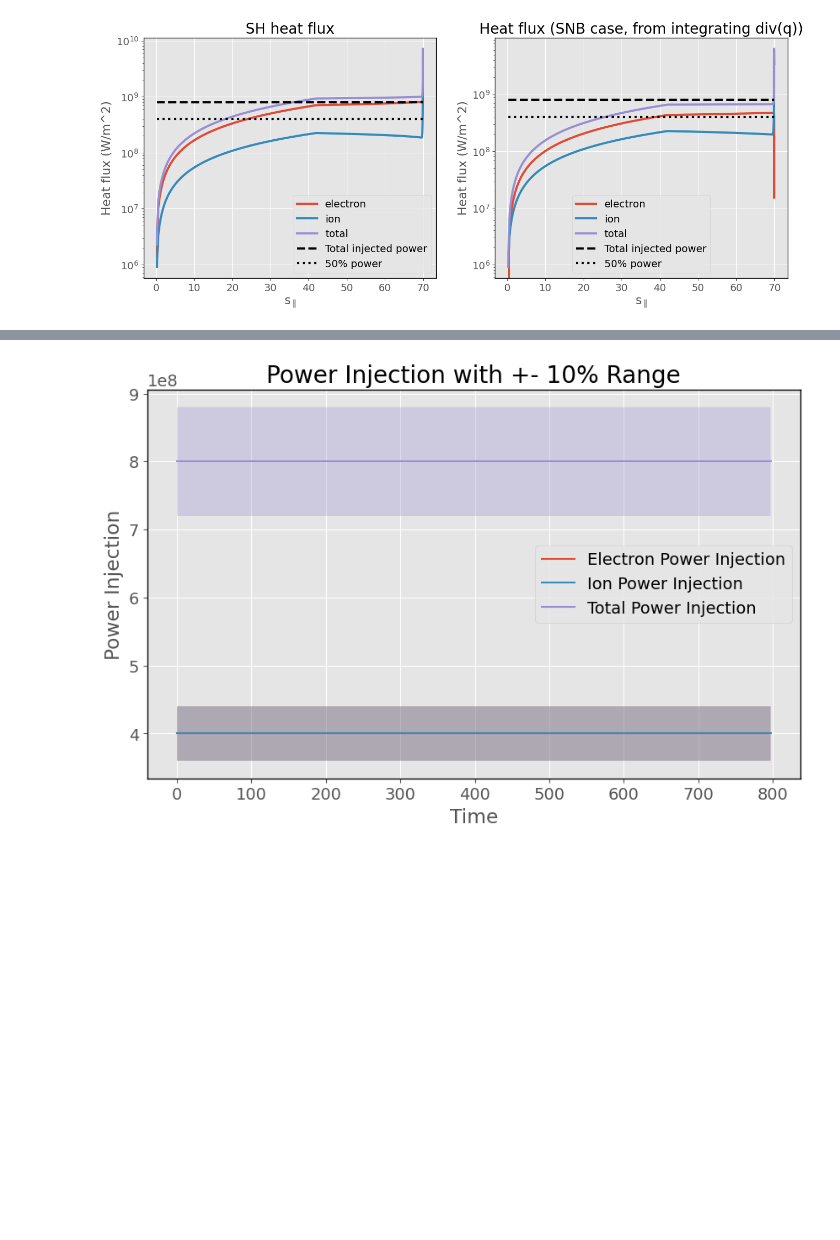
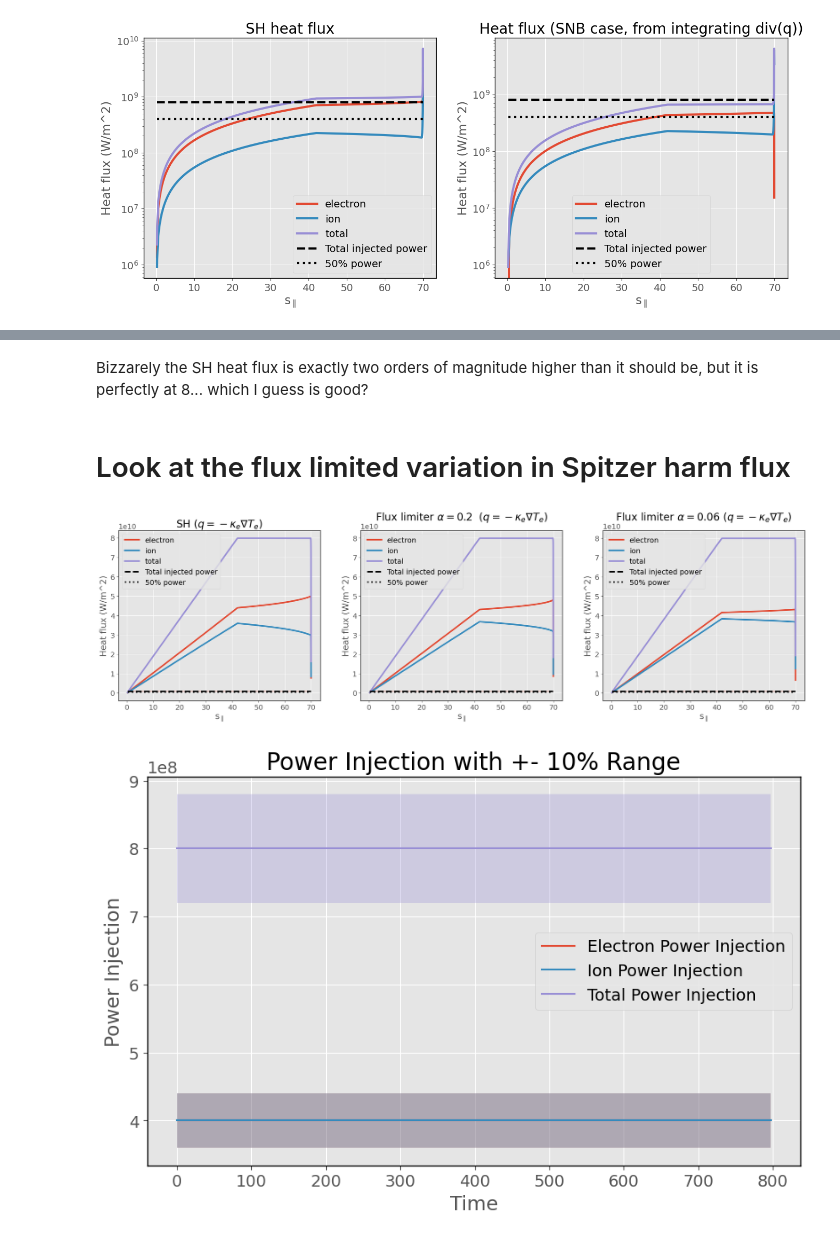
Before and after one commit to PoloidalLloyd/notebooks, a Jupyter notebook: hermes-3/flux_limit/2024_05_09_non_local_group_meeting.ipynb, the cells around one changed output, grey strips where cells are left out. Saved outputs shown, nothing was run; the diff lists cells and outputs as text; code cells hidden in the pictures; blank space fills up the shorter version.

```diff
--- a/hermes-3/flux_limit/2024_05_09_non_local_group_meeting.ipynb
+++ b/hermes-3/flux_limit/2024_05_09_non_local_group_meeting.ipynb
@@ -208,3 +328,68 @@ ax[1].legend()
+# %% [markdown]
+Bizzarely the SH heat flux is exactly two orders of magnitude higher than it should be, but it is perfectly at 8... which I guess is good?
+# %% [markdown]
+# Look at the flux limited variation in Spitzer harm flux
+# %%
+sh = ds[(ds['alpha'] == 'SH') & (ds['neon_frac'] == 0.0)]
+
+q_electron = spitzer_q_electron_simple(sh)
+q_ion = spitzer_q_ion_simple(sh)
+
+q_total = q_electron + q_ion
+
+fl_02 = ds[(ds['alpha'] == '0.2') & (ds['neon_frac'] == 0.0)]
+
+q_electron_fl02 = spitzer_q_electron_simple(fl_02)
+q_ion_fl02 = spitzer_q_ion_simple(fl_02)
+
+q_total_fl02 = q_electron_fl02 + q_ion_fl02
+
+fl_006 = ds[(ds['alpha'] == '0.06') & (ds['neon_frac'] == 0.0)]
+
+q_electron_fl006 = spitzer_q_electron_simple(fl_006)
+q_ion_fl006 = spitzer_q_ion_simple(fl_006)
+
+q_total_fl006 = q_electron_fl006 + q_ion_fl006
+
+
+fig,ax = plt.subplots(1,3, figsize=(24,6))
+
+ax[0].plot(x, q_electron, label='electron', linewidth=linewidth)
+ax[0].plot(x, q_ion, label='ion', linewidth=linewidth)
+ax[0].plot(x, q_total, label='total', linewidth=linewidth)
+ax[0].plot(x[:], power_injection_total, label='Total injected power', linewidth=linewidth, color = 'black', linestyle='--')
+ax[0].plot(x[:], electron_injection, label='50% power', linewidth=linewidth, color = 'black', linestyle=':')
+ax[0].fill_between(x[:], power_injection_total*0.8, power_injection_total*1.2, alpha=0.5)
+
+ax[1].plot(x, q_electron_fl02, label='electron', linewidth=linewidth)
+ax[1].plot(x, q_ion_fl02, label='ion', linewidth=linewidth)
+ax[1].plot(x, q_total_fl02, label='total', linewidth=linewidth)
+ax[1].plot(x[:], power_injection_total, label='Total injected power', linewidth=linewidth, color = 'black', linestyle='--')
+ax[1].plot(x[:], electron_injection, label='50% power', linewidth=linewidth, color = 'black', linestyle=':')
+ax[1].fill_between(x[:], power_injection_total*0.8, power_injection_total*1.2, alpha=0.5)
+
+ax[2].plot(x, q_electron_fl006, label='electron', linewidth=linewidth)
+ax[2].plot(x, q_ion_fl006, label='ion', linewidth=linewidth)
+ax[2].plot(x, q_total_fl006, label='total', linewidth=linewidth)
+ax[2].plot(x[:], power_injection_total, label='Total injected power', linewidth=linewidth, color = 'black', linestyle='--')
+ax[2].plot(x[:], electron_injection, label='50% power', linewidth=linewidth, color = 'black', linestyle=':')
+ax[2].fill_between(x[:], power_injection_total*0.8, power_injection_total*1.2, alpha=0.5)
+
+ax[0].set_title(r'SH ($q=-\kappa_e \nabla T_e$)')
+
+ax[1].set_title(r'Flux limiter $\alpha=0.2$  ($q=-\kappa_e \nabla T_e$)')
+
+ax[2].set_title(r'Flux limiter $\alpha=0.06$ ($q=-\kappa_e \nabla T_e$)')
+
+
+if 1:
+    for axes in ax:
+        # axes.set_yscale('log')
+        axes.set_ylabel('Heat flux (W/m^2)')
+        axes.set_xlabel(r's$_{\parallel}$')
+        axes.legend()
+# %% [output]
+[figure, added]
 # %%
 # Plotting power injection
 plt.figure(figsize=(10, 6))
```
Also changed, not shown: parts of 7 cells of this notebook, 6 other files.
